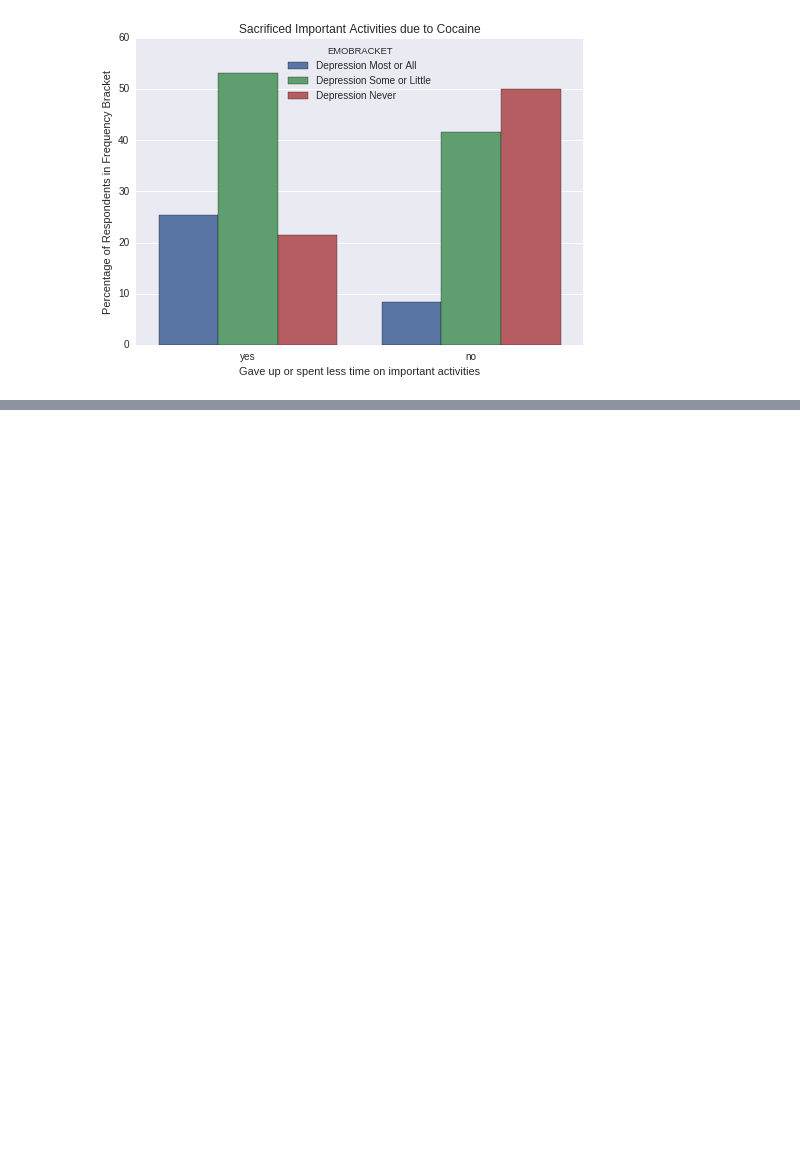
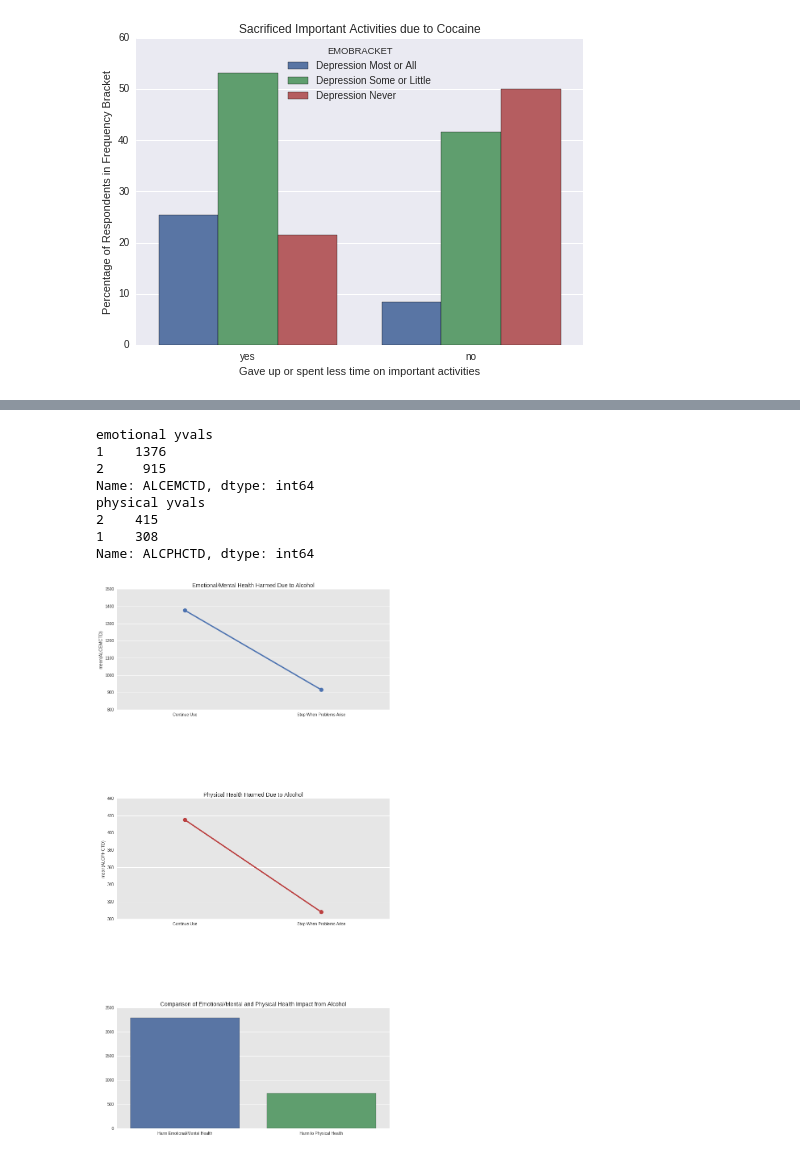
Before and after one commit to greenteawarrior/DataScience16CTW, a Jupyter notebook: drug_usage_health_next_steps.ipynb, the cells around one changed output, grey strips where cells are left out. Cells and saved outputs as stored; diff of their text form; code cells hidden in the pictures; blank space fills up the shorter version.

Commit message:
mental physical health comparison

```diff
--- a/drug_usage_health_next_steps.ipynb
+++ b/drug_usage_health_next_steps.ipynb
@@ -400,0 +526,12 @@ dtype: float64
+# %%
+health_probs_substance(df, 'ALCEMOPB', 'ALCEMCTD', 'ALCPHLPB', 'ALCPHCTD', 'ALCEVER', 'Alcohol')
+# %% [output]
+emotional yvals
+1    1376
+2     915
+Name: ALCEMCTD, dtype: int64
+physical yvals
+2    415
+1    308
+Name: ALCPHCTD, dtype: int64
+[figure, added]
```
Also changed, not shown: parts of 10 cells of this notebook.
